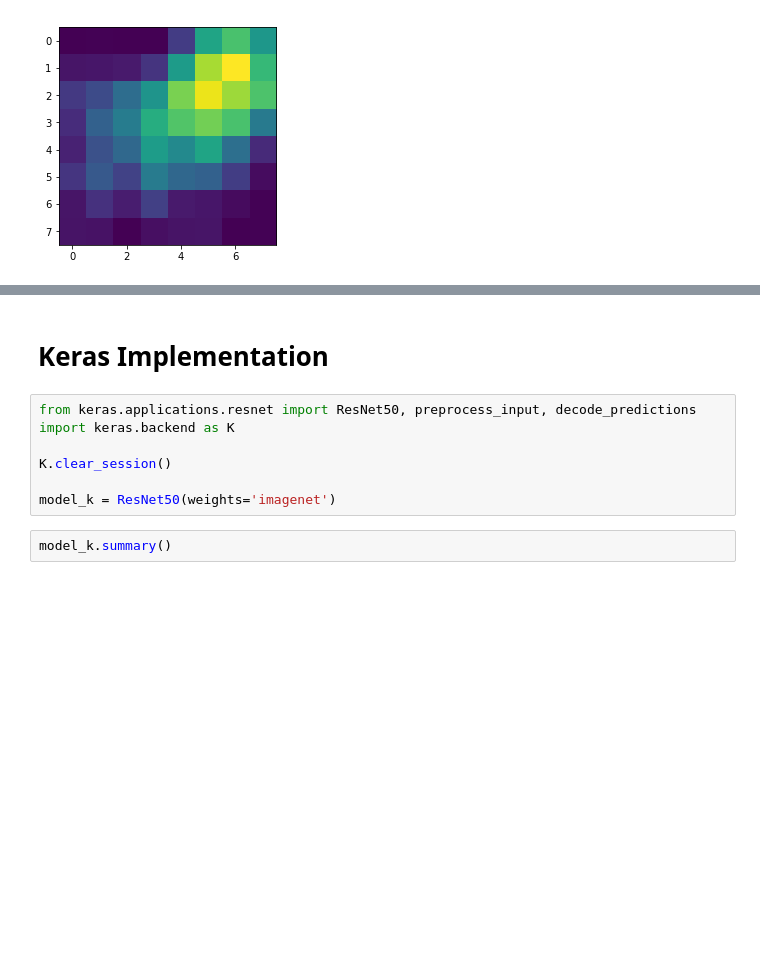
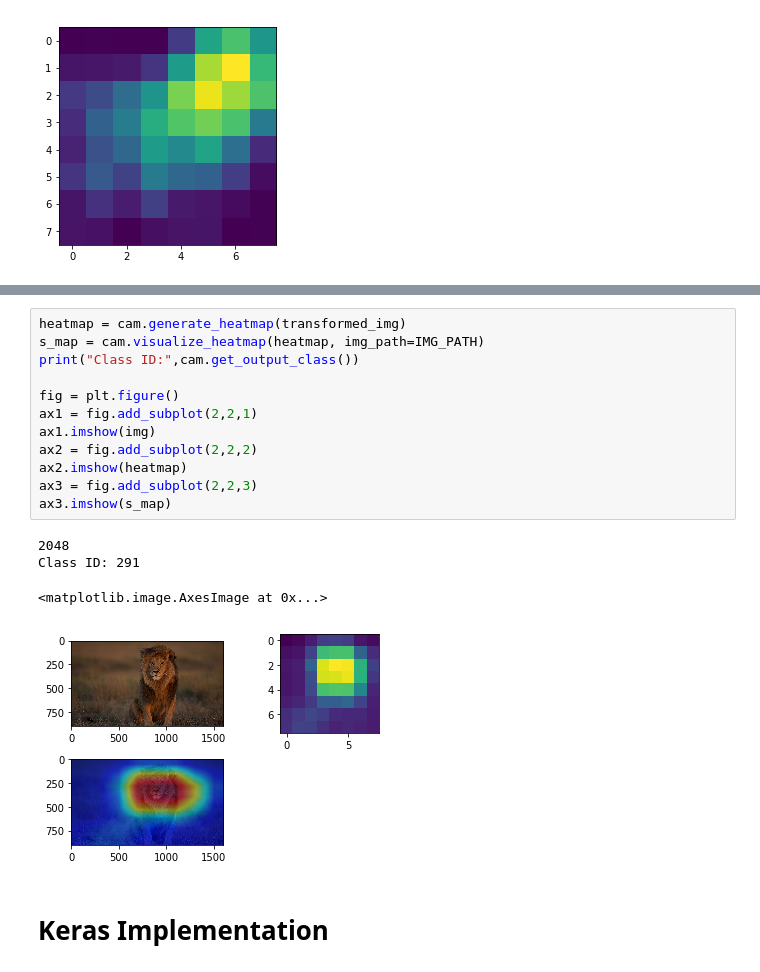
Before and after one commit to omarsayed7/Grad-CAM, a Jupyter notebook: Grad_CAM_demo.ipynb, the cells around one changed output, grey strips where cells are left out. Cells and saved outputs as stored; diff of their text form; blank space fills up the shorter version.

```diff
--- a/Grad_CAM_demo.ipynb
+++ b/Grad_CAM_demo.ipynb
@@ -93,11 +110,19 @@ plt.imshow(s_map)
+# %%
+heatmap = cam.generate_heatmap(transformed_img)
+s_map = cam.visualize_heatmap(heatmap, img_path=IMG_PATH)
+print("Class ID:",cam.get_output_class())
+
+fig = plt.figure()
+ax1 = fig.add_subplot(2,2,1)
+ax1.imshow(img)
+ax2 = fig.add_subplot(2,2,2)
+ax2.imshow(heatmap)
+ax3 = fig.add_subplot(2,2,3)
+ax3.imshow(s_map)
+# %% [output]
+2048
+Class ID: 291
+<matplotlib.image.AxesImage at 0x...>
+[figure, added]
 # %% [markdown]
 # Keras Implementation
-# %%
-from keras.applications.resnet import ResNet50, preprocess_input, decode_predictions
-import keras.backend as K
-
-K.clear_session()
-
-model_k = ResNet50(weights='imagenet')
-# %%
-model_k.summary()
```
Also changed, not shown: parts of 3 cells of this notebook, 3 other files.
